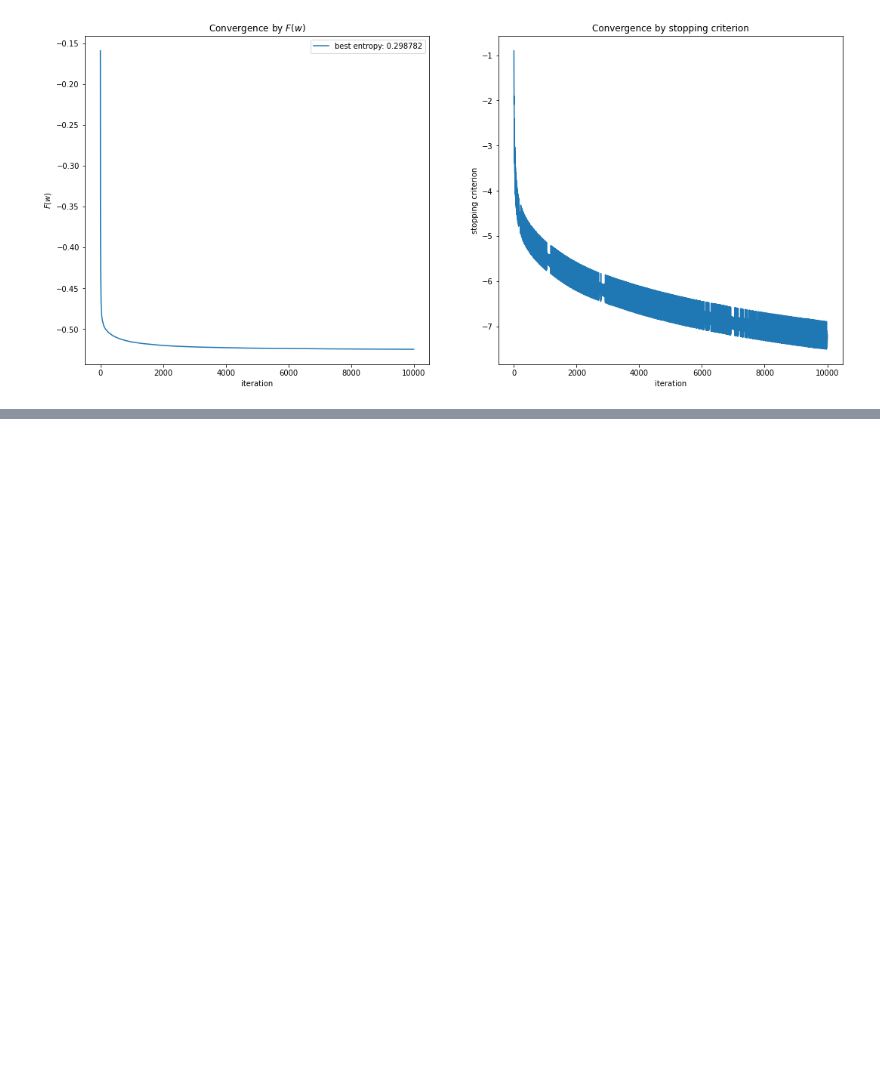
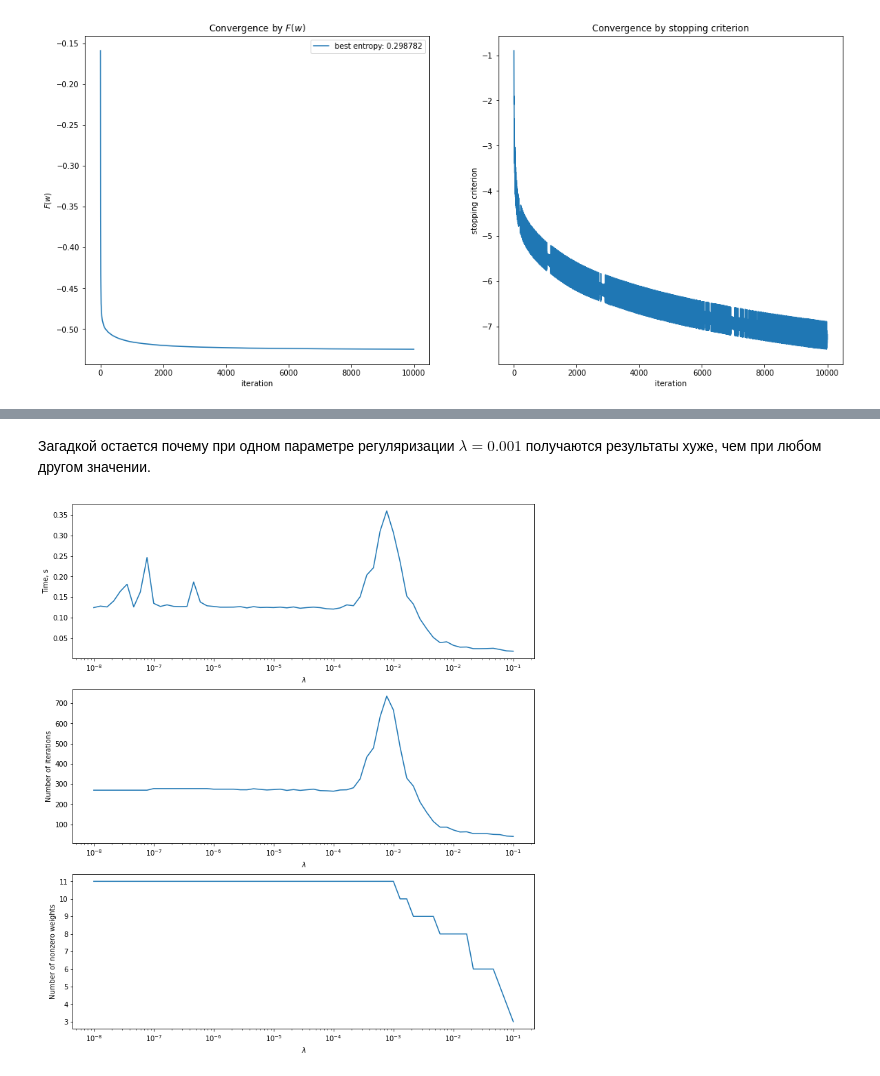
Before and after one commit to Howuhh/hse_optimization, a Jupyter notebook: hw4/prox_methods.ipynb, the cells around one changed output, grey strips where cells are left out. Saved outputs shown, nothing was run; the diff lists cells and outputs as text; code cells hidden in the pictures; blank space fills up the shorter version.

```diff
--- a/hw4/prox_methods.ipynb
+++ b/hw4/prox_methods.ipynb
@@ -22,0 +39,6 @@ plot_weights(log)
+# %% [markdown]
+Загадкой остается почему при одном параметре регуляризации $\lambda = 0.001$ получаются результаты хуже, чем при любом другом значении.
+# %%
+plot_lr(cancer_log)
+# %% [output]
+[figure, added]
```
Also changed, not shown: parts of 14 cells of this notebook, 6 other files.
